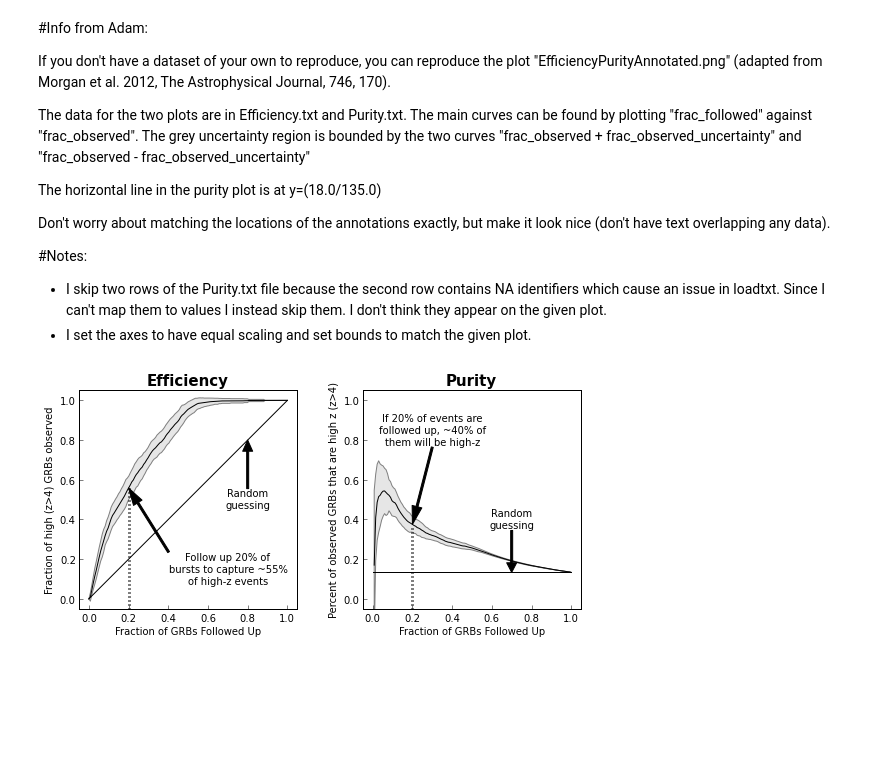
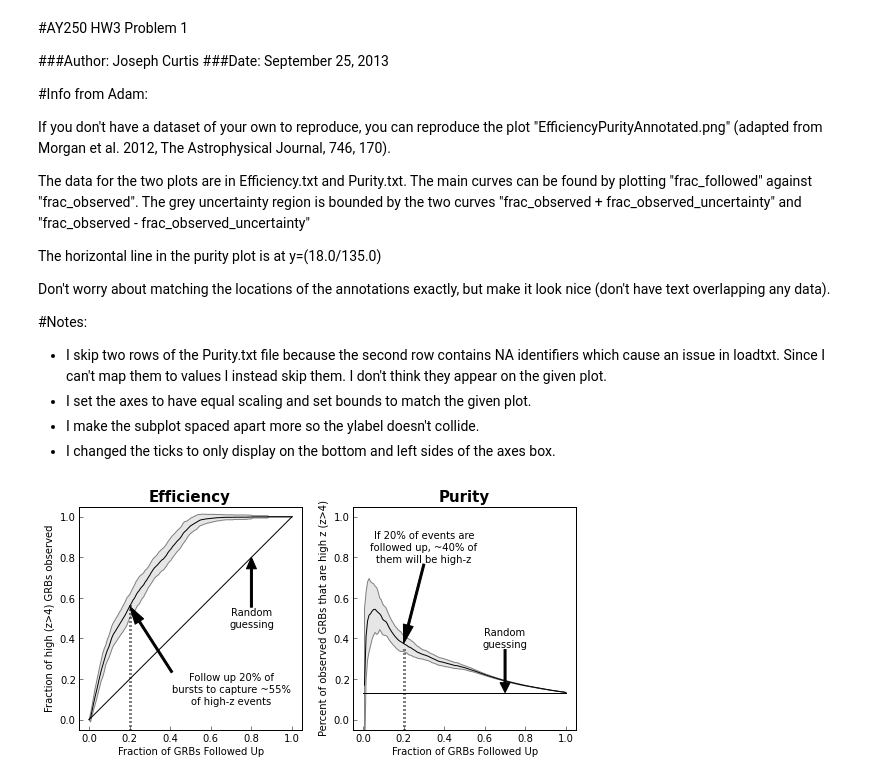
Before and after one commit to jccurtis/homework, a Jupyter notebook: hw3/problem1.ipynb, the cells around one changed output. Drawn from its saved outputs; the diff is of its cells as text; code cells hidden in the pictures; blank space fills up the shorter version.

Commit message:
Added adocumentation to problem 1

```diff
--- a/hw3/problem1.ipynb
+++ b/hw3/problem1.ipynb
@@ -1,4 +1,9 @@
 # %% [markdown]
+#AY250 HW3 Problem 1
+
+###Author: Joseph Curtis
+###Date: September 25, 2013
+
 #Info from Adam:
 
 If you don't have a dataset of your own to reproduce, you can reproduce the plot "EfficiencyPurityAnnotated.png" (adapted from Morgan et al. 2012, The Astrophysical Journal, 746, 170).
@@ -13,6 +18,8 @@ Don't worry about matching the locations of the annotations exactly, but make it
 
 - I skip two rows of the Purity.txt file because the second row contains NA identifiers which cause an issue in loadtxt. Since I can't map them to values I instead skip them. I don't think they appear on the given plot.
 - I set the axes to have equal scaling and set bounds to match the given plot.
+- I make the subplot spaced apart more so the ylabel doesn't collide.
+- I changed the ticks to only display on the bottom and left sides of the axes box.
 # %%
 import numpy as np
 import matplotlib.pyplot as plt
@@ -39,7 +46,7 @@ ax2.set_xlabel('Fraction of GRBs Followed Up')
 ax2.set_ylabel('Percent of observed GRBs that are high z (z>4)')
 
 #SUBPLOT SPACING
-fig.subplots_adjust(wspace=0.3)
+fig.subplots_adjust(wspace=0.2)
 
 #PLOTTING
 ax1.plot(dataEff['frac_followed'],dataEff['frac_observed'],color='k')
@@ -55,31 +62,31 @@ linePurHor = ax2.plot([0.0, 1.0], [18.0/135.0, 18.0/135.0], color='k')
 
 #ERROR PATCH
 effVerts = zip(dataEff['frac_followed'],dataEff['frac_observed']+dataEff['frac_observed_uncertainty'])+zip(dataEff['frac_followed'],dataEff['frac_observed']-dataEff['frac_observed_uncertainty'])[::-1]
 effPoly= Polygon(effVerts, facecolor='0.9', edgecolor='0.5')
 ax1.add_patch(effPoly)
 purVerts = zip(dataPur['frac_followed'],dataPur['frac_observed']+dataPur['frac_observed_uncertainty'])+zip(dataPur['frac_followed'],dataPur['frac_observed']-dataPur['frac_observed_uncertainty'])[::-1]
 purPoly= Polygon(purVerts, facecolor='0.9', edgecolor='0.5')
 ax2.add_patch(purPoly)
 
 #ANNOTATIONS
 ax1.annotate('Random\nguessing', xy=(.8, .8),  xycoords='data', horizontalalignment='center', verticalalignment='center',
                 xytext=(.8, .5), arrowprops=dict(facecolor='black', headwidth=10, frac=0.23, width=2))
 ax1.annotate('Follow up 20% of \nbursts to capture ~55% \nof high-z events', xy=(.2, funcEff(.2)),  xycoords='data', horizontalalignment='center', verticalalignment='center',
                 xytext=(.7, .15), arrowprops=dict(facecolor='black', headwidth=10, frac=0.23, width=2))
 ax2.annotate('Random\nguessing', xy=(.7, 18.0/135.0),  xycoords='data', horizontalalignment='center', verticalalignment='center',
                 xytext=(.7, .4), arrowprops=dict(facecolor='black', headwidth=10, frac=0.23, width=2))
 ax2.annotate('If 20% of events are \nfollowed up, ~40% of \nthem will be high-z', xy=(.2, funcPur(0.2)),  xycoords='data', horizontalalignment='center', verticalalignment='center',
                 xytext=(.3, .85), arrowprops=dict(facecolor='black', headwidth=10, frac=0.23, width=2))
 
 #NO TOP/LEFT TICKS
 ax1.xaxis.tick_bottom()
 ax1.yaxis.tick_left()
 ax2.xaxis.tick_bottom()
 ax2.yaxis.tick_left()
 
 #save png of fig
 fig.savefig('problem1plot.eps')
 
 plt.show()
 # %% [output]
-[figure, old version]
+[figure, new version]
```
